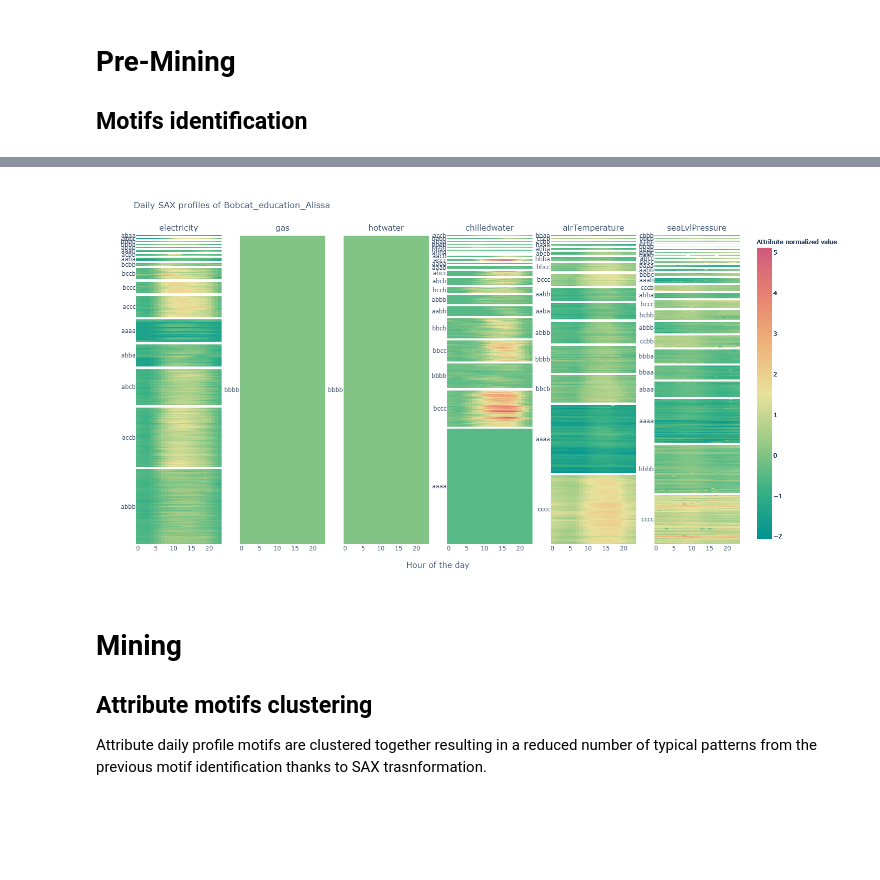
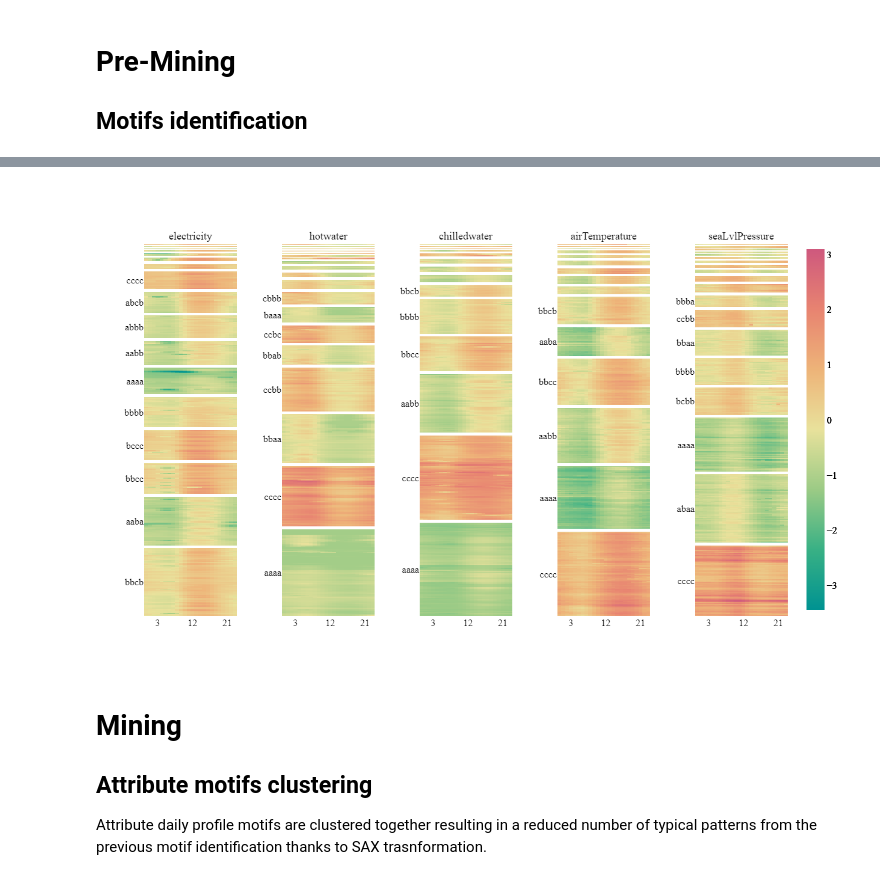
Before and after one commit to JulienLeprince/multidimensional-building-data-cube-pattern-identification, a Jupyter notebook: code/04_Mining_CuboidB.ipynb, the cells around one changed output, grey strips where cells are left out. Drawn from its saved outputs; the diff is of its cells as text; code cells hidden in the pictures; blank space fills up the shorter version.

```diff
--- a/code/04_Mining_CuboidB.ipynb
+++ b/code/04_Mining_CuboidB.ipynb
@@ -32,13 +34,10 @@ path_fig_out = "..\\figures\\insite_view\\"
 ## Read
 # %%
 # Read Cuboid
-blg_id = "Bobcat_education_Alissa"
+blg_id = "Fox_education_Melinda"
 df = pd.read_csv(path_data + "cuboid_B_"+blg_id+".csv", index_col="timestamp")
 
 # Format index to datetime object
 df.index = pd.to_datetime(df.index, format='%Y-%m-%d %H:%M:%S')
-
-# Reduce memory usage
-df = ut.reduce_mem_usage(df, verbose=True)
 df.head()
 # %% [output]
@@ -79,16 +76,16 @@ for meter in df.columns.values:
 # %%
 # Reformating sax results for plotting
 sax_dict_data, index_map_dictionary = dict(), dict()
 for meter in sax_data:
     sax_dict_data[meter], index_map_dictionary[meter] = ut.sax_df_reformat(sax_data, sax_dict, meter)
 
 # Plotting all SAX sequences and saving figure
-fig = ut.SAX_dailyhm_visualization(sax_dict_data, sax_dict, index_map_dictionary, title=blg_id)
+fig = ut.SAX_dailyhm_visualization(sax_dict_data, sax_dict, index_map_dictionary)
 ut.png_output([len(sax_dict.keys())*250, 800])
 fig.show()
 fig.write_image(path_fig_out+"SAX_blg_"+blg_id+"_"+version+".png")
 # %% [output]
-[figure, old version]
+[figure, new version]
 # %%
 # Filter discords from established threshold
 threshold = 10  # motif number threshold
```
Also changed, not shown: parts of 6 cells of this notebook, 51 other files.
